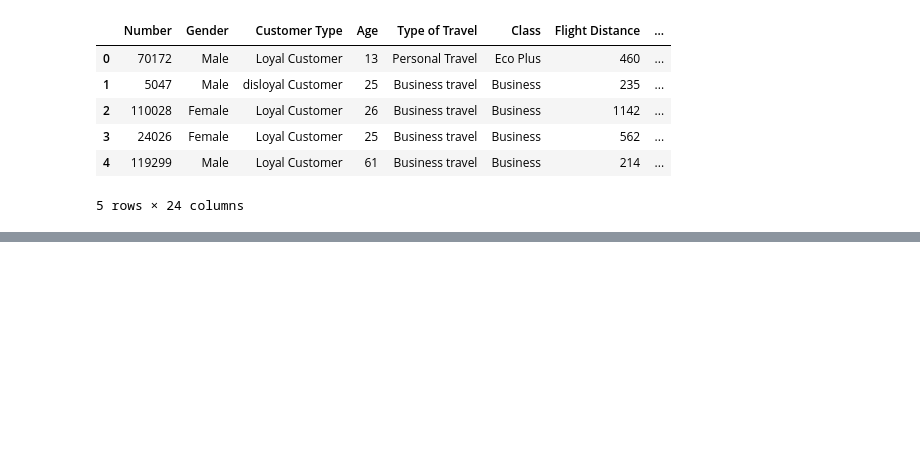
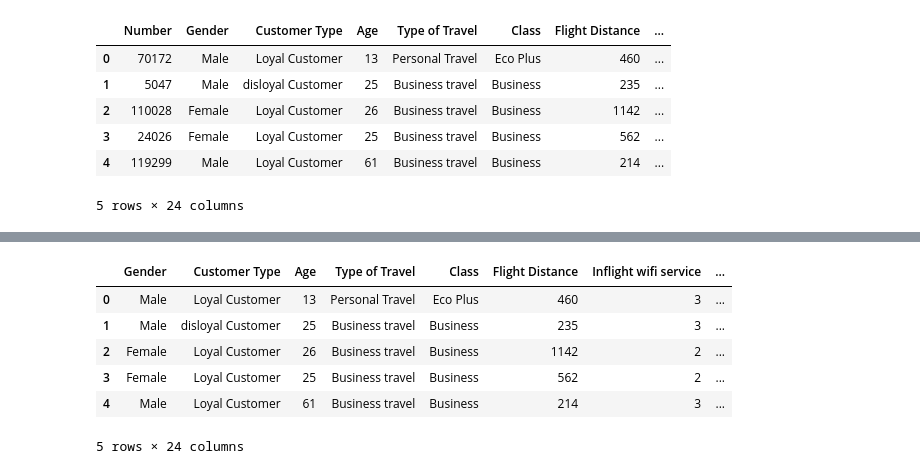
Before and after one commit to Lio-S/Projet_Satisfaction, a Jupyter notebook: data/Untitled.ipynb, the cells around one changed output, grey strips where cells are left out. Drawn from its saved outputs; the diff is of its cells as text; code cells hidden in the pictures; blank space fills up the shorter version.

```diff
--- a/data/Untitled.ipynb
+++ b/data/Untitled.ipynb
@@ -221,0 +210,10 @@ data1.head()
+# %%
+data1.head()
+# %% [output]
+|  | Gender | Customer Type | Age | Type of Travel | Class | Flight Distance | Inflight wifi service | ... |
+| 0 | Male | Loyal Customer | 13 | Personal Travel | Eco Plus | 460 | 3 | ... |
+| 1 | Male | disloyal Customer | 25 | Business travel | Business | 235 | 3 | ... |
+| 2 | Female | Loyal Customer | 26 | Business travel | Business | 1142 | 2 | ... |
+| 3 | Female | Loyal Customer | 25 | Business travel | Business | 562 | 2 | ... |
+| 4 | Male | Loyal Customer | 61 | Business travel | Business | 214 | 3 | ... |
+5 rows × 24 columns
```
Also changed, not shown: parts of 13 cells of this notebook.
